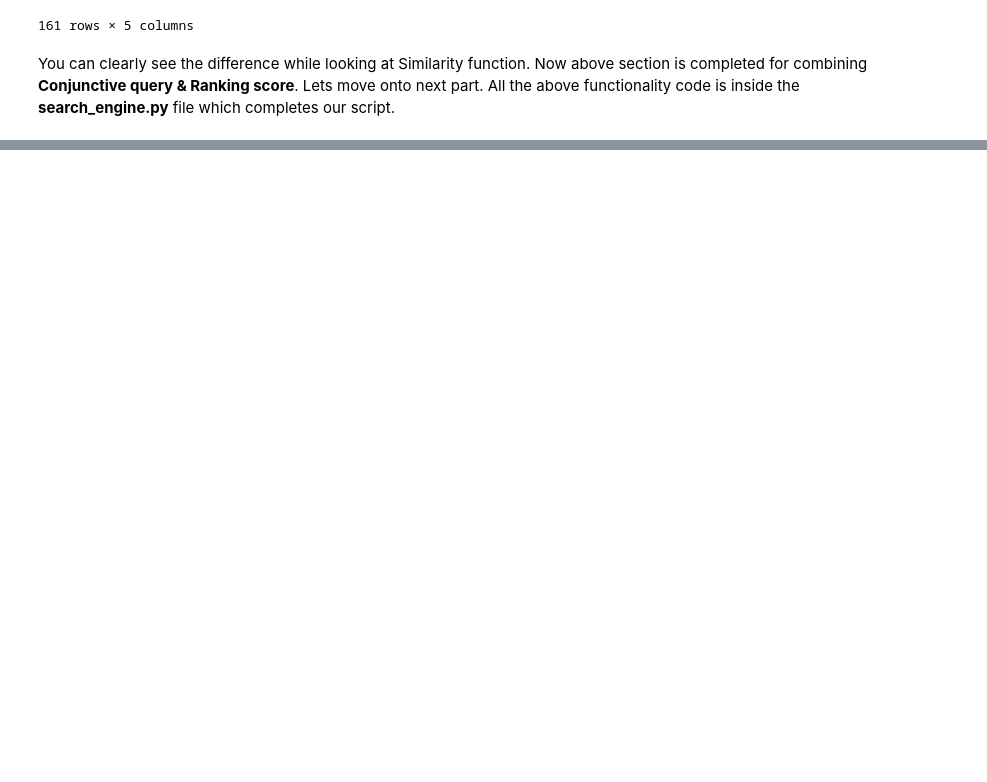
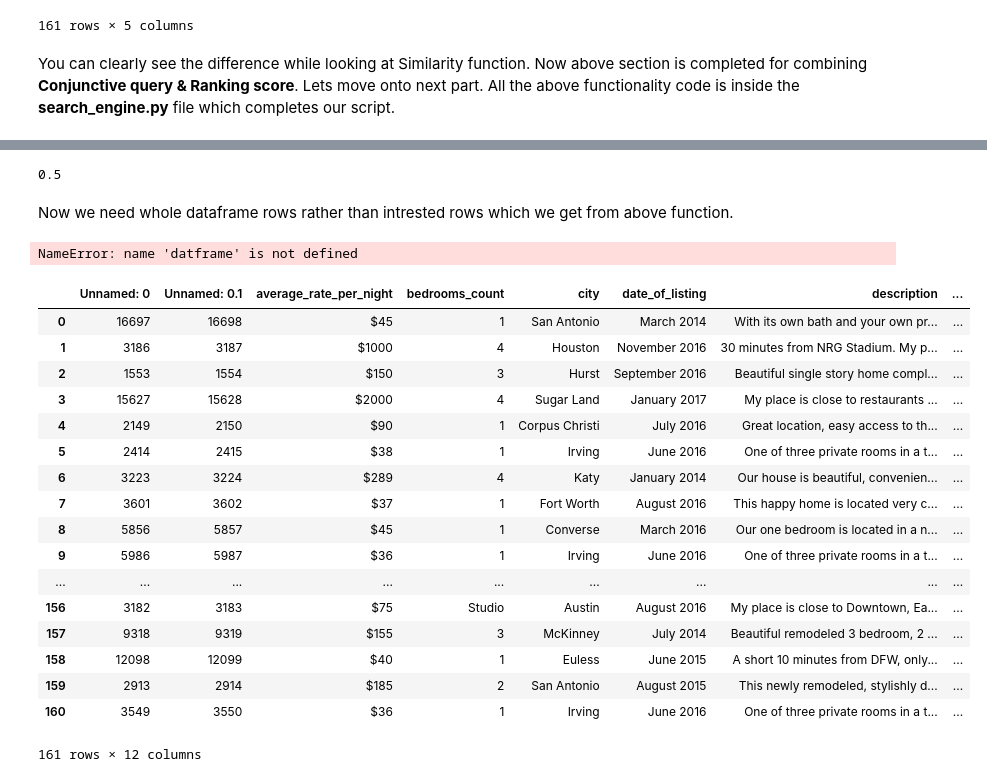
Before and after one commit to valerio94w/ADM-Hw3-Group4, a Jupyter notebook: Homework_3.ipynb, the cells around one changed output, grey strips where cells are left out. Drawn from its saved outputs; the diff is of its cells as text; code cells hidden in the pictures; blank space fills up the shorter version.

```diff
--- a/Homework_3.ipynb
+++ b/Homework_3.ipynb
@@ -550,0 +584,58 @@ You can clearly see the difference while looking at Similarity function. Now abo
+# %%
+rate_score(25, 45)
+# %% [output]
+0.5
+# %%
+def get_data_frame_from_priority_queue(folder_name, priority_queue):
+    df = pd.DataFrame()
+    cols_of_interest = ["Title", "Description", "City", "Url", "Similarity"]
+    if priority_queue:
+        value, key = heapq.heappop(priority_queue)
+        doc_id = int(key)
+        df = pd.read_csv(folder_name + "/doc_%s.tsv" % doc_id, sep="\t")
+        df["Similarity"] = str((-1) * value)
+
+        while priority_queue:
+            value, key = heapq.heappop(priority_queue)
+            doc_id = int(key)
+            file = pd.read_csv(folder_name + "/doc_%s.tsv" % doc_id, sep="\t")
+            file["Similarity"] = str((-1) * value)
+            df = df.append(file, ignore_index=True, sort=False)
+
+        if df is not None:
+            df.reset_index(drop=True, inplace=True)
+            # print(df.to_string())
+            return df
+        else:
+            return
+    else:
+        print("No results were found with those characteristics")
+        return
+# %% [markdown]
+Now we need whole dataframe rows rather than intrested rows which we get from above function.
+# %%
+import heapq
+dataframe = get_data_frame_from_priority_queue(FOLDER_NAME_FOR_TSV_File, result_items)
+# %% [output]
+NameError: name 'datframe' is not defined
+# %%
+dataframe
+# %% [output]
+|  | Unnamed: 0 | Unnamed: 0.1 | average_rate_per_night | bedrooms_count | city | date_of_listing | description | ... |
+| 0 | 16697 | 16698 | $45 | 1 | San Antonio | March 2014 | With its own bath and your own pr... | ... |
+| 1 | 3186 | 3187 | $1000 | 4 | Houston | November 2016 | 30 minutes from NRG Stadium. My p... | ... |
+| 2 | 1553 | 1554 | $150 | 3 | Hurst | September 2016 | Beautiful single story home compl... | ... |
+| 3 | 15627 | 15628 | $2000 | 4 | Sugar Land | January 2017 | My place is close to restaurants ... | ... |
+| 4 | 2149 | 2150 | $90 | 1 | Corpus Christi | July 2016 | Great location, easy access to th... | ... |
+| 5 | 2414 | 2415 | $38 | 1 | Irving | June 2016 | One of three private rooms in a t... | ... |
+| 6 | 3223 | 3224 | $289 | 4 | Katy | January 2014 | Our house is beautiful, convenien... | ... |
+| 7 | 3601 | 3602 | $37 | 1 | Fort Worth | August 2016 | This happy home is located very c... | ... |
+| 8 | 5856 | 5857 | $45 | 1 | Converse | March 2016 | Our one bedroom is located in a n... | ... |
+| 9 | 5986 | 5987 | $36 | 1 | Irving | June 2016 | One of three private rooms in a t... | ... |
+| ... | ... | ... | ... | ... | ... | ... | ... | ... |
+| 156 | 3182 | 3183 | $75 | Studio | Austin | August 2016 | My place is close to Downtown, Ea... | ... |
+| 157 | 9318 | 9319 | $155 | 3 | McKinney | July 2014 | Beautiful remodeled 3 bedroom, 2 ... | ... |
+| 158 | 12098 | 12099 | $40 | 1 | Euless | June 2015 | A short 10 minutes from DFW, only... | ... |
+| 159 | 2913 | 2914 | $185 | 2 | San Antonio | August 2015 | This newly remodeled, stylishly d... | ... |
+| 160 | 3549 | 3550 | $36 | 1 | Irving | June 2016 | One of three private rooms in a t... | ... |
+161 rows × 12 columns
```
Also changed, not shown: parts of 32 cells of this notebook, 3 other files.
